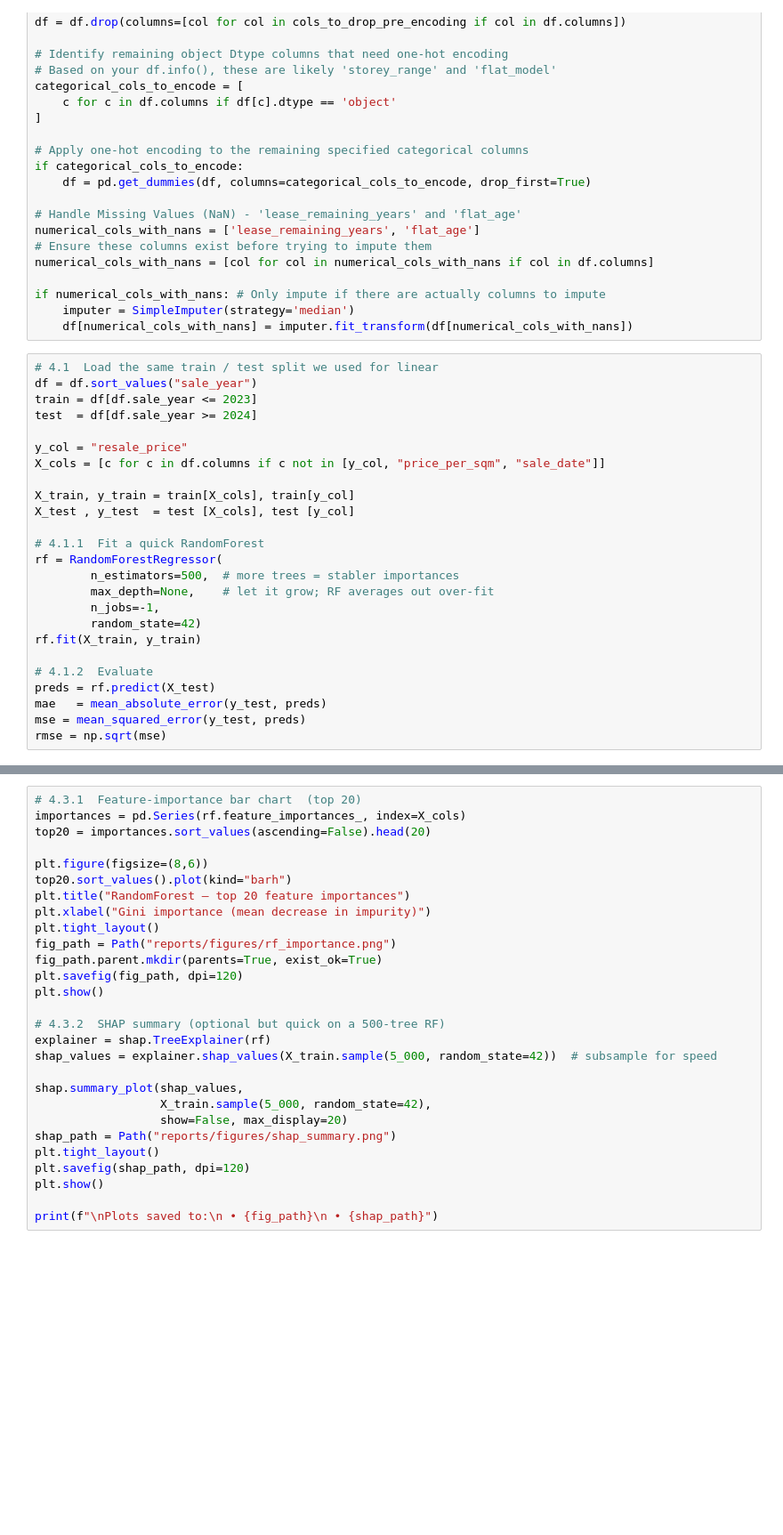
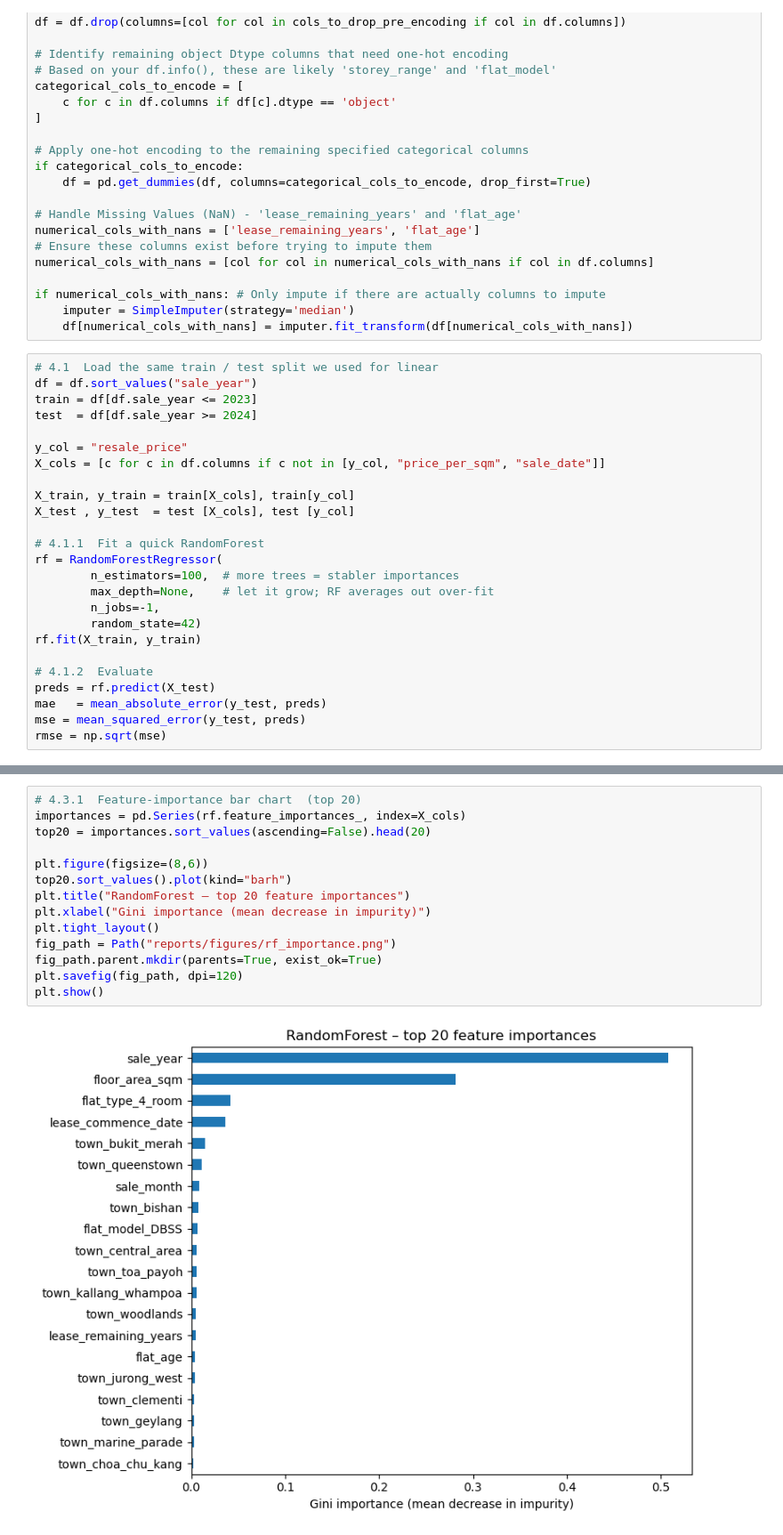
Before and after one commit to Sheenal30/hdb-price-predictor, a Jupyter notebook: notebooks/04_tree_model.ipynb, the cells around one changed output, grey strips where cells are left out. Shown at 89% size. Saved outputs shown, nothing was run; the diff lists cells and outputs as text; blank space fills up the shorter version.

Commit message:
Updated tree model

```diff
--- a/notebooks/04_tree_model.ipynb
+++ b/notebooks/04_tree_model.ipynb
@@ -74,7 +75,7 @@ X_test , y_test  = test [X_cols], test [y_col]
 
 # 4.1.1  Fit a quick RandomForest
 rf = RandomForestRegressor(
-        n_estimators=500,  # more trees = stabler importances
+        n_estimators=100,  # more trees = stabler importances
         max_depth=None,    # let it grow; RF averages out over-fit
         n_jobs=-1,
         random_state=42)
@@ -99,28 +106,16 @@ print(metrics)
 # %%
 # 4.3.1  Feature-importance bar chart  (top 20)
 importances = pd.Series(rf.feature_importances_, index=X_cols)
 top20 = importances.sort_values(ascending=False).head(20)
 
 plt.figure(figsize=(8,6))
 top20.sort_values().plot(kind="barh")
 plt.title("RandomForest – top 20 feature importances")
 plt.xlabel("Gini importance (mean decrease in impurity)")
 plt.tight_layout()
 fig_path = Path("reports/figures/rf_importance.png")
 fig_path.parent.mkdir(parents=True, exist_ok=True)
 plt.savefig(fig_path, dpi=120)
 plt.show()
-
-# 4.3.2  SHAP summary (optional but quick on a 500-tree RF)
-explainer = shap.TreeExplainer(rf)
-shap_values = explainer.shap_values(X_train.sample(5_000, random_state=42))  # subsample for speed
-
-shap.summary_plot(shap_values,
-                  X_train.sample(5_000, random_state=42),
-                  show=False, max_display=20)
-shap_path = Path("reports/figures/shap_summary.png")
-plt.tight_layout()
-plt.savefig(shap_path, dpi=120)
-plt.show()
-
-print(f"\nPlots saved to:\n • {fig_path}\n • {shap_path}")
+# %% [output]
+[figure, added]
```
Also changed, not shown: parts of 4 cells of this notebook, 2 other files.
